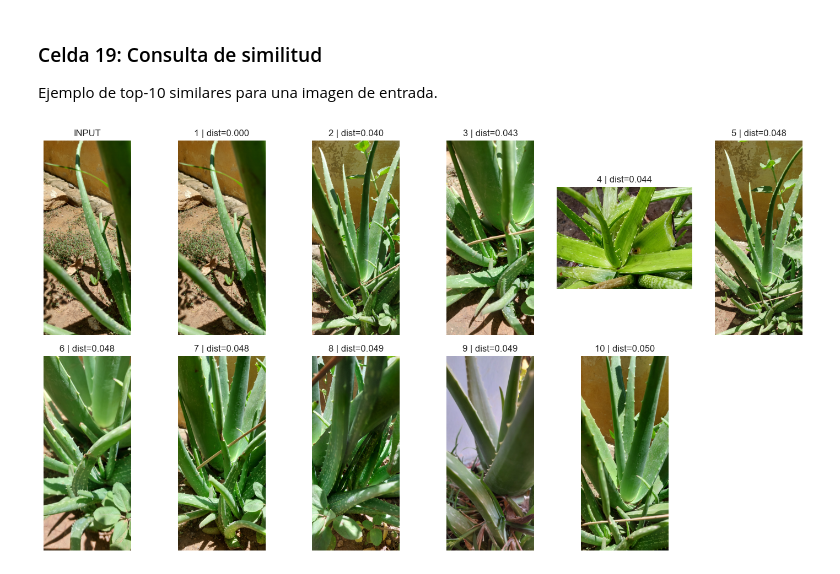
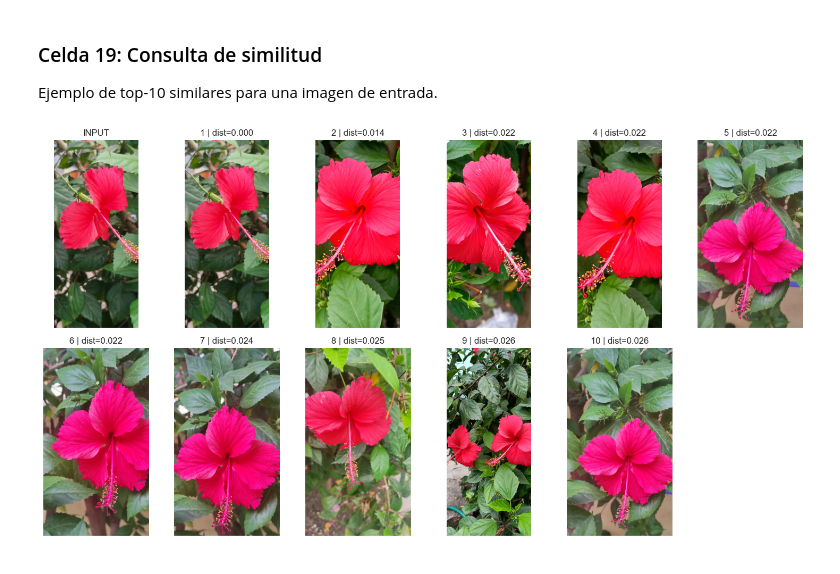
Before and after one commit to mightyssge/deep, a Jupyter notebook: TripleLost.ipynb, the cells around one changed output. Saved outputs shown, nothing was run; the diff lists cells and outputs as text; code cells hidden in the pictures.

Commit message:
update: finalized tripelost now working on contrastive

```diff
--- a/TripleLost.ipynb
+++ b/TripleLost.ipynb
@@ -947,17 +947,16 @@ dataset_split
 ### Celda 19: Consulta de similitud
 Ejemplo de top-10 similares para una imagen de entrada.
 # %%
-input_image = r"dataset_split\train\Aloe barbadensis miller\001.jpg"
-
+input_image = r"C:\Users\chori\OneDrive\Documentos\ULIMA\2025-2\deep learning\examen final\deep\dataset_split\train\Hibiscus Rosasinensis\aaa (1).jpg"
 results = top_k_similar(
     model=encoder,
     input_image_path=input_image,
     db_embeddings=db_embeddings,
     db_paths=db_paths,
     transform=test_transform,
     device=device
 )
 
 show_similarity_results(input_image, results)
 # %% [output]
-[figure, old version]
+[figure, new version]
```
Also changed, not shown: 2 other files.
